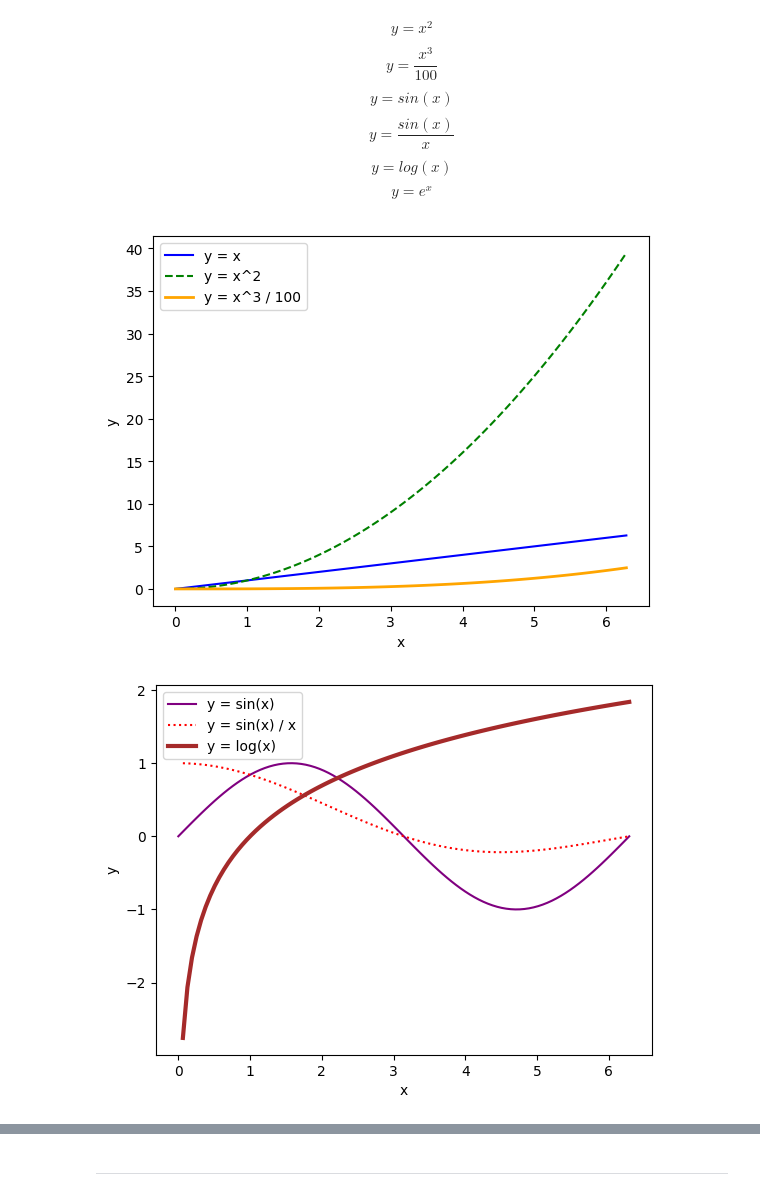
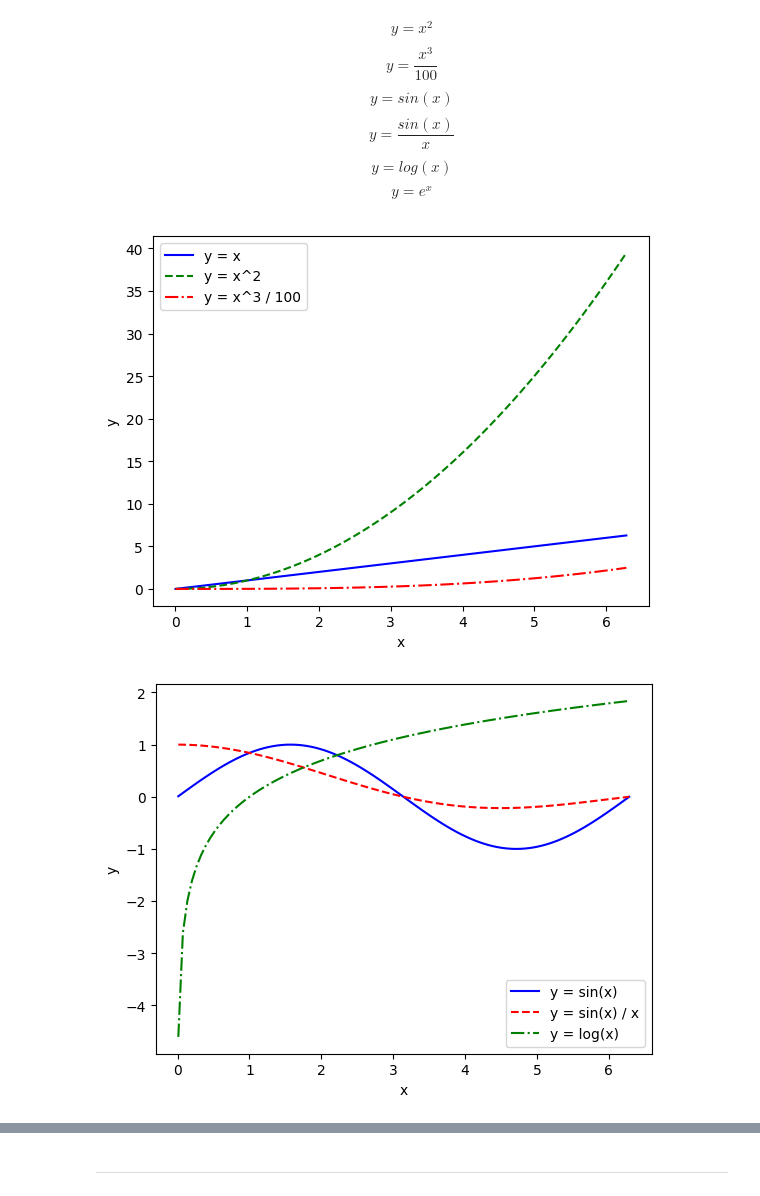
Before and after one commit to anuragupperwal/ML-ES-335-, a Jupyter notebook: ML.ipynb, the cells around one changed output, grey strips where cells are left out. Saved outputs shown, nothing was run; the diff lists cells and outputs as text; code cells hidden in the pictures.

```diff
--- a/ML.ipynb
+++ b/ML.ipynb
@@ -231,7 +231,7 @@ y3 = x**3 / 100
 # Title and labels
 plt.plot(x, y1, label='y = x', color='blue')
 plt.plot(x, y2, label='y = x^2', color='green', linestyle='--')
-plt.plot(x, y3, label='y = x^3 / 100', color='orange', linewidth=2)
+plt.plot(x, y3, label='y = x^3 / 100', color='red', linestyle='-.')
 
 
 plt.xlabel('x')
@@ -243,35 +243,34 @@ plt.legend()
 # Show the plot
 plt.show()
 # %% [output]
-[figure, old version]
+[figure, new version]
 # %%
 import matplotlib.pyplot as plt
 import numpy as np
 
-# Create an array of x values from 0 to 2*pi
-x = np.linspace(0, 2 * np.pi, 100)
+# Create an array of x values from 0.01 to 2*pi to avoid x=0 for log
+x = np.linspace(0.01, 2 * np.pi, 100)
 
 # Calculate the sine of each x value
 y1 = np.sin(x)
 y2 = np.sin(x) / x
-y6 = np.log(x)
-
+y3 = np.log(x)
 
 # Title and labels
-plt.plot(x, y1, label='y = sin(x)', color='purple')
-plt.plot(x, y2, label='y = sin(x) / x', color='red', linestyle=':')
-plt.plot(x, y6, label='y = log(x)', color='brown', linewidth=3)
+plt.plot(x, y1, label='y = sin(x)', color='blue')
+plt.plot(x, y2, label='y = sin(x) / x', color='red', linestyle='--')
+plt.plot(x, y3, label='y = log(x)', color='green', linestyle='-.')
 
 plt.xlabel('x')
 plt.ylabel('y')
 
 # Show the legend
 plt.legend()
 
 # Show the plot
 plt.show()
 # %% [output]
-[figure, old version]
+[figure, new version]
 # %%
 import matplotlib.pyplot as plt
 import numpy as np
```
Also changed, not shown: parts of 1 cell of this notebook.
